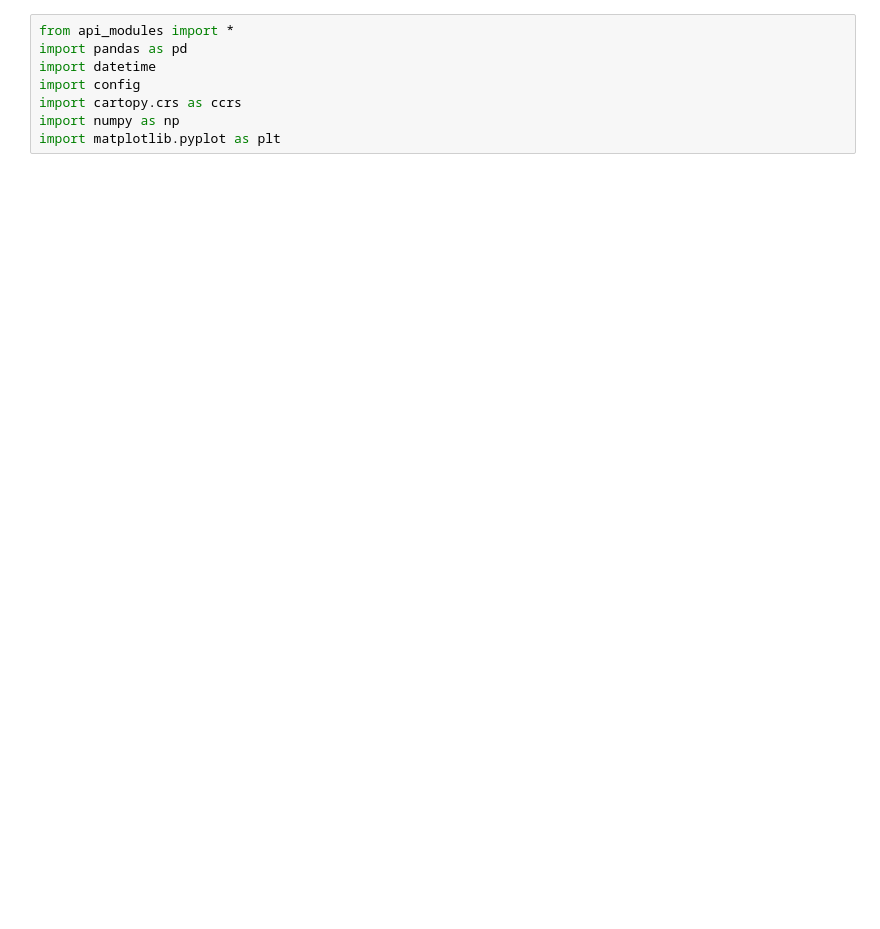
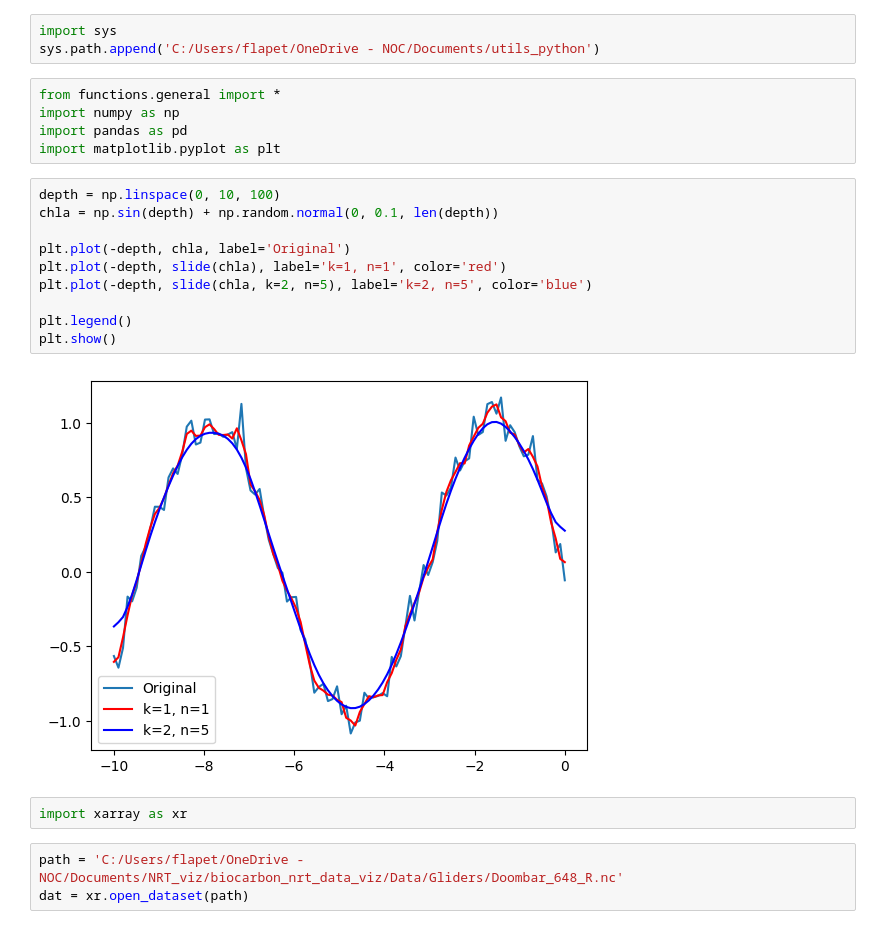
Before and after one commit to NOC-OBG-Autonomy/biocarbon_nrt_data_viz, a Jupyter notebook: C2_api/test.ipynb, the cells around one changed output. Drawn from its saved outputs; the diff is of its cells as text; blank space fills up the shorter version.

Commit message:
testing the profile function

```diff
--- a/C2_api/test.ipynb
+++ b/C2_api/test.ipynb
@@ -1,8 +1,25 @@
+# %%
+import sys
+sys.path.append('C:/Users/flapet/OneDrive - NOC/Documents/utils_python')
 # %%
-from api_modules import *
+from functions.general import *
+import numpy as np
 import pandas as pd
-import datetime
-import config
-import cartopy.crs as ccrs
-import numpy as np
 import matplotlib.pyplot as plt
+# %%
+depth = np.linspace(0, 10, 100)
+chla = np.sin(depth) + np.random.normal(0, 0.1, len(depth))
+
+plt.plot(-depth, chla, label='Original')
+plt.plot(-depth, slide(chla), label='k=1, n=1', color='red')
+plt.plot(-depth, slide(chla, k=2, n=5), label='k=2, n=5', color='blue')
+
+plt.legend()
+plt.show()
+# %% [output]
+[figure, added]
+# %%
+import xarray as xr
+# %%
+path = 'C:/Users/flapet/OneDrive - NOC/Documents/NRT_viz/biocarbon_nrt_data_viz/Data/Gliders/Doombar_648_R.nc'
+dat = xr.open_dataset(path)
```
Also changed, not shown: parts of 13 cells of this notebook.
